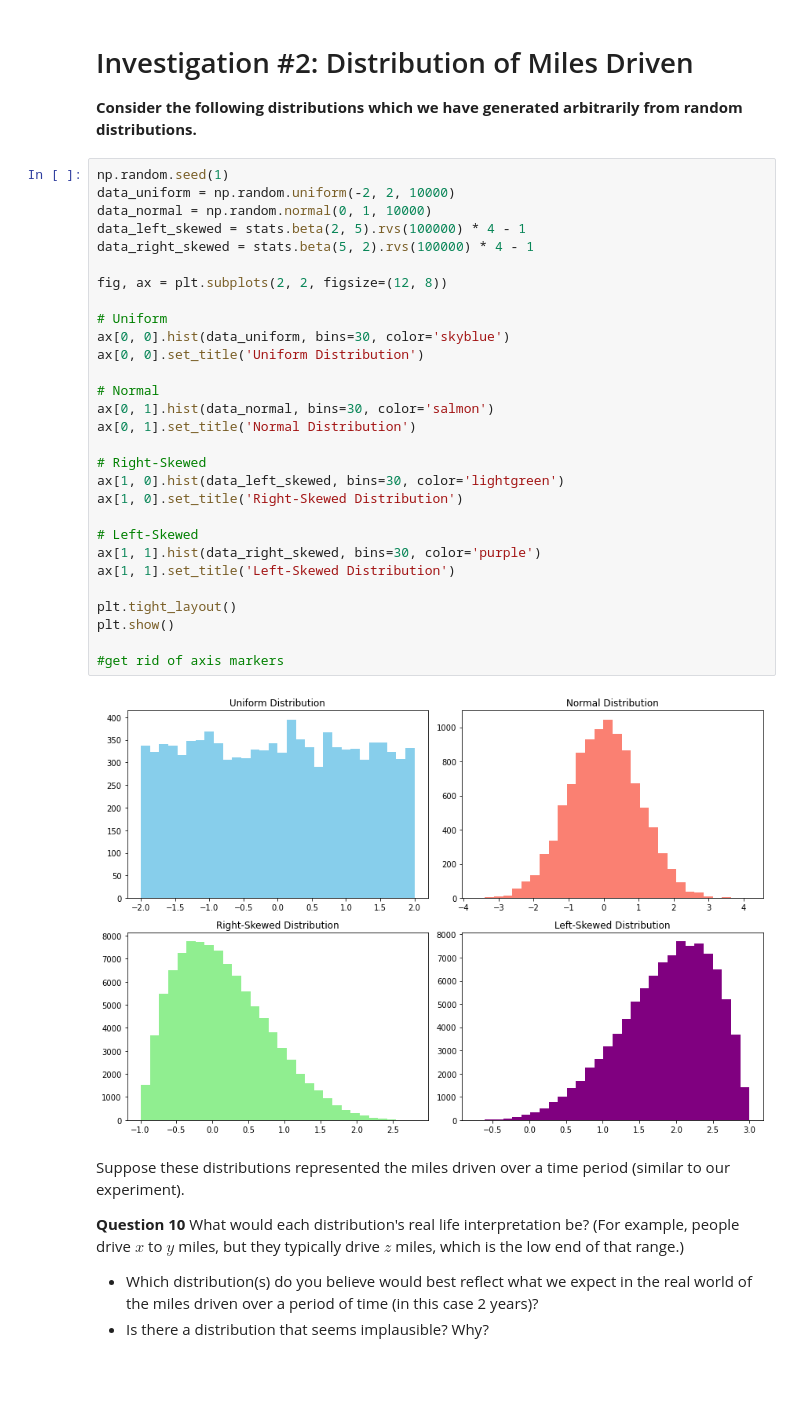
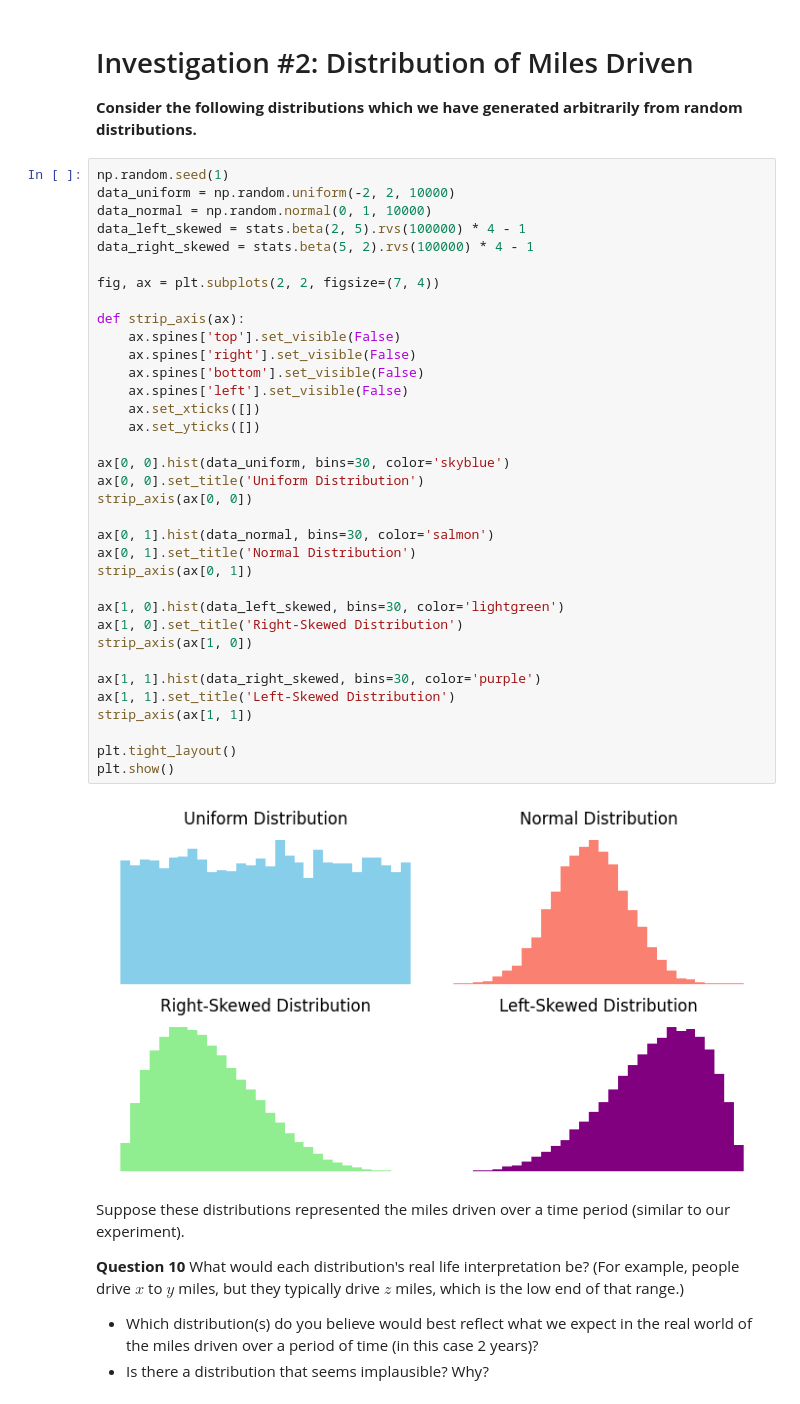
Before and after one commit to sensesensibilityscience/datascience, a Jupyter notebook: 2024/bad_science/bad_science_insurance_experiment.ipynb, the cells around one changed output. Drawn from its saved outputs; the diff is of its cells as text; blank space fills up the shorter version.

```diff
--- a/2024/bad_science/bad_science_insurance_experiment.ipynb
+++ b/2024/bad_science/bad_science_insurance_experiment.ipynb
@@ -405,34 +378,40 @@ plt.show()
 # %%
 np.random.seed(1)
 data_uniform = np.random.uniform(-2, 2, 10000)
 data_normal = np.random.normal(0, 1, 10000)
 data_left_skewed = stats.beta(2, 5).rvs(100000) * 4 - 1
 data_right_skewed = stats.beta(5, 2).rvs(100000) * 4 - 1
 
-fig, ax = plt.subplots(2, 2, figsize=(12, 8))
+fig, ax = plt.subplots(2, 2, figsize=(7, 4))
 
-# Uniform
+def strip_axis(ax):
+    ax.spines['top'].set_visible(False)
+    ax.spines['right'].set_visible(False)
+    ax.spines['bottom'].set_visible(False)
+    ax.spines['left'].set_visible(False)
+    ax.set_xticks([])
+    ax.set_yticks([])
+
 ax[0, 0].hist(data_uniform, bins=30, color='skyblue')
 ax[0, 0].set_title('Uniform Distribution')
+strip_axis(ax[0, 0])
 
-# Normal
 ax[0, 1].hist(data_normal, bins=30, color='salmon')
 ax[0, 1].set_title('Normal Distribution')
+strip_axis(ax[0, 1])
 
-# Right-Skewed
 ax[1, 0].hist(data_left_skewed, bins=30, color='lightgreen')
 ax[1, 0].set_title('Right-Skewed Distribution')
+strip_axis(ax[1, 0])
 
-# Left-Skewed
 ax[1, 1].hist(data_right_skewed, bins=30, color='purple')
 ax[1, 1].set_title('Left-Skewed Distribution')
+strip_axis(ax[1, 1])
 
 plt.tight_layout()
 plt.show()
-
-#get rid of axis markers
 # %% [output]
-[figure, old version]
+[figure, new version]
 # %% [markdown]
 Suppose these distributions represented the miles driven over a time period (similar to our experiment).
 
```
Also changed, not shown: parts of 12 cells of this notebook.
